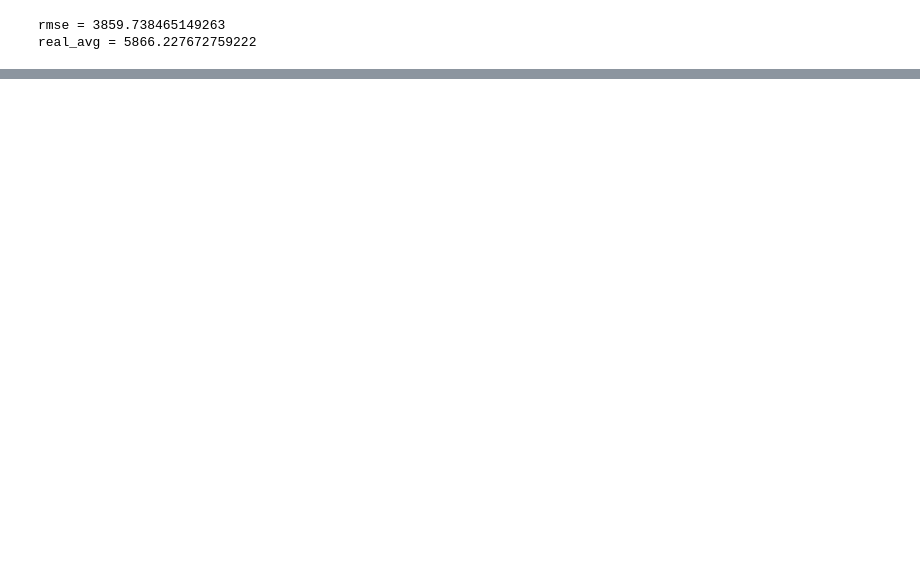
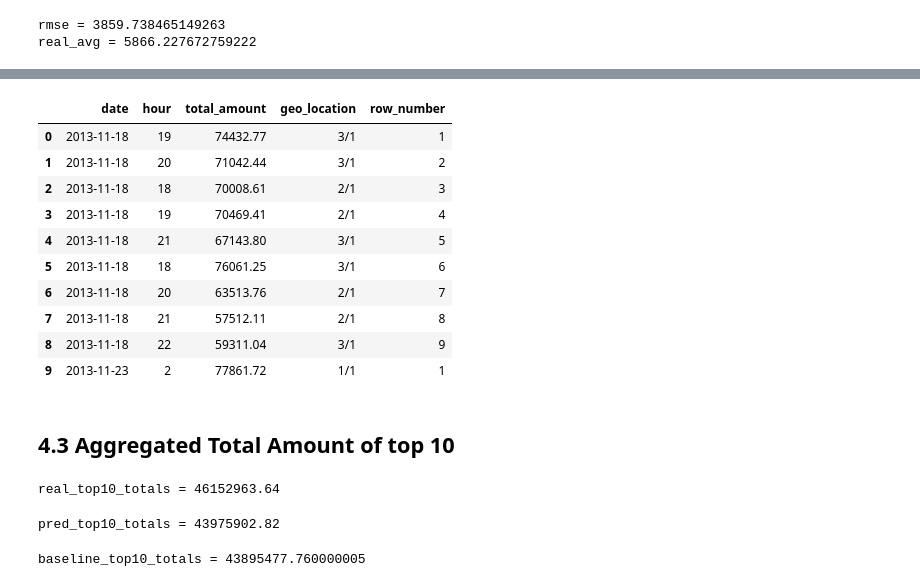
Before and after one commit to dimajix/pyspark-ml-taxis, a Jupyter notebook: notebooks/NYC Taxi Trips - Part 5 - ML.ipynb, the cells around one changed output, grey strips where cells are left out. Saved outputs shown, nothing was run; the diff lists cells and outputs as text; code cells hidden in the pictures; blank space fills up the shorter version.

```diff
--- a/notebooks/NYC Taxi Trips - Part 5 - ML.ipynb
+++ b/notebooks/NYC Taxi Trips - Part 5 - ML.ipynb
@@ -806,0 +933,50 @@ pred_validation_data.filter("date='2013-11-01'") \
+# %%
+baseline_best_locations = validation_data \
+    .select(
+        f.col("date"),
+        f.col("hour"),
+        f.col("total_amount"),
+        f.concat(f.col("lat_idx"), f.lit("/"), f.col("long_idx")).alias("geo_location"),
+        f.row_number().over(Window.partitionBy("date").orderBy(f.col("prev_total_amount").desc())).alias("row_number")
+    ) \
+    .filter(f.col("row_number") < 10)
+
+baseline_best_locations.limit(10).toPandas()
+# %% [output]
+|  | date | hour | total_amount | geo_location | row_number |
+| 0 | 2013-11-18 | 19 | 74432.77 | 3/1 | 1 |
+| 1 | 2013-11-18 | 20 | 71042.44 | 3/1 | 2 |
+| 2 | 2013-11-18 | 18 | 70008.61 | 2/1 | 3 |
+| 3 | 2013-11-18 | 19 | 70469.41 | 2/1 | 4 |
+| 4 | 2013-11-18 | 21 | 67143.80 | 3/1 | 5 |
+| 5 | 2013-11-18 | 18 | 76061.25 | 3/1 | 6 |
+| 6 | 2013-11-18 | 20 | 63513.76 | 2/1 | 7 |
+| 7 | 2013-11-18 | 21 | 57512.11 | 2/1 | 8 |
+| 8 | 2013-11-18 | 22 | 59311.04 | 3/1 | 9 |
+| 9 | 2013-11-23 | 2 | 77861.72 | 1/1 | 1 |
+# %% [markdown]
+## 4.3 Aggregated Total Amount of top 10
+# %%
+real_top10_totals = real_best_locations.select(
+    f.sum(f.col("total_amount"))
+).first()[0]
+
+print("real_top10_totals = " + str(real_top10_totals))
+# %% [output]
+real_top10_totals = 46152963.64
+# %%
+pred_top10_totals = pred_best_locations.select(
+    f.sum(f.col("total_amount"))
+).first()[0]
+
+print("pred_top10_totals = " + str(pred_top10_totals))
+# %% [output]
+pred_top10_totals = 43975902.82
+# %%
+baseline_top10_totals = baseline_best_locations.select(
+    f.sum(f.col("total_amount"))
+).first()[0]
+
+print("baseline_top10_totals = " + str(baseline_top10_totals))
+# %% [output]
+baseline_top10_totals = 43895477.760000005
```
Also changed, not shown: parts of 20 cells of this notebook, 1 other file.
